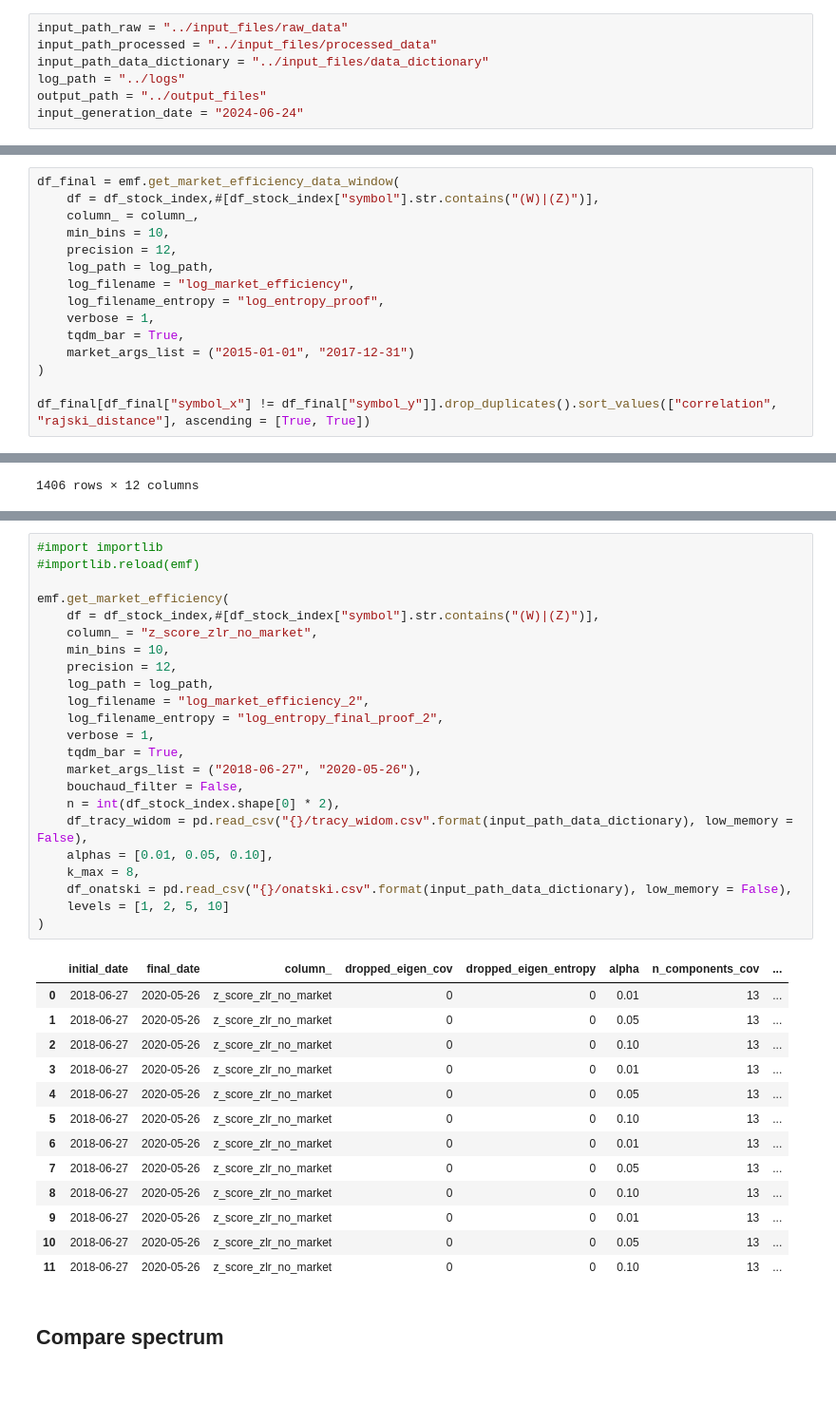
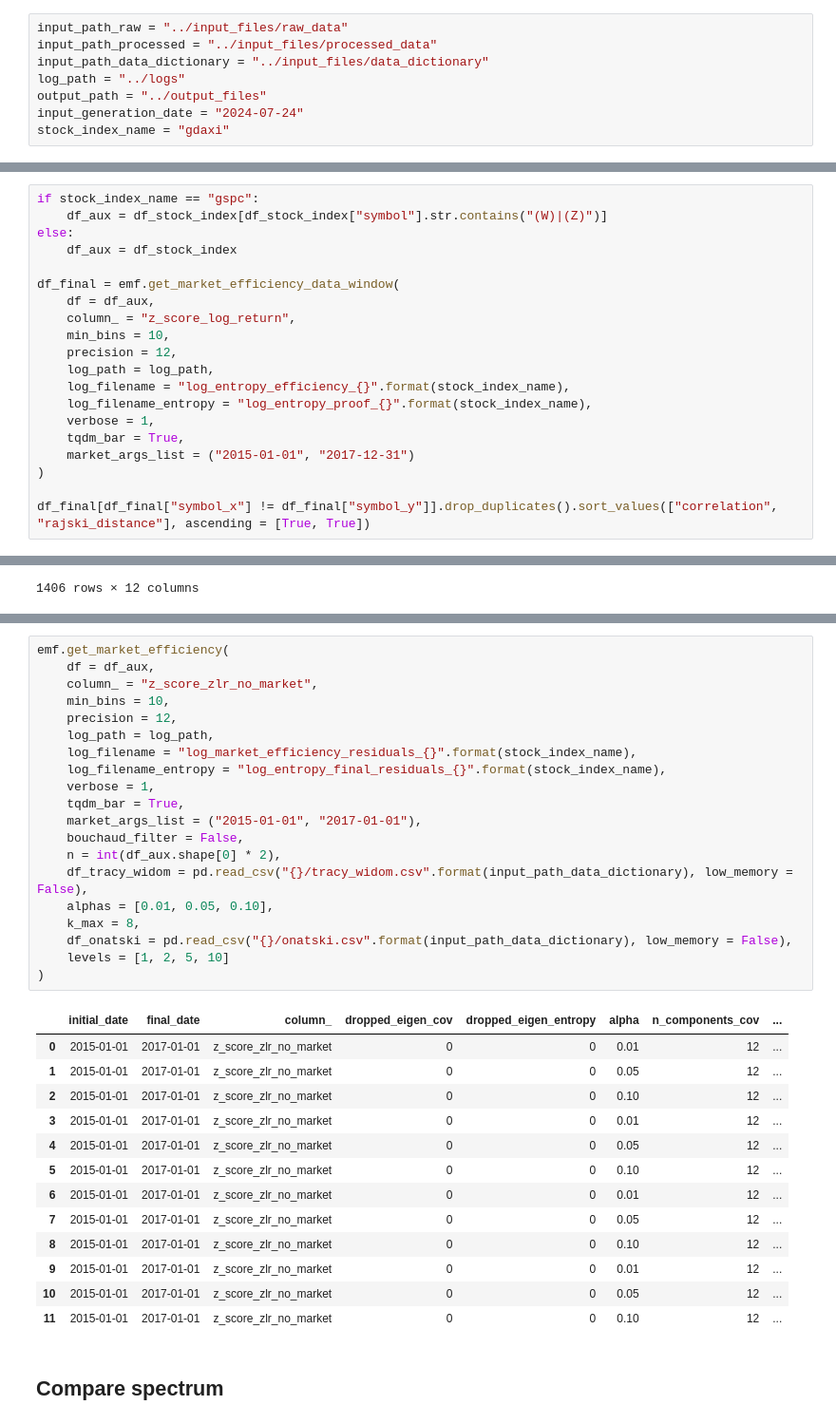
Before and after one commit to fsabrilb/Market_Efficiency, a Jupyter notebook: scripts/estimate_covariance_matrix_entropy.ipynb, the cells around one changed output, grey strips where cells are left out. Shown: that part at 95% size. Drawn from its saved outputs; the diff is of its cells as text; blank space fills up the shorter version.

```diff
--- a/scripts/estimate_covariance_matrix_entropy.ipynb
+++ b/scripts/estimate_covariance_matrix_entropy.ipynb
@@ -25,4 +25,5 @@ input_path_processed = "../input_files/processed_data"
 input_path_data_dictionary = "../input_files/data_dictionary"
 log_path = "../logs"
 output_path = "../output_files"
-input_generation_date = "2024-06-24"
+input_generation_date = "2024-07-24"
+stock_index_name = "gdaxi"
@@ -84,14 +83,19 @@ ee.estimate_entropy_matrix(
 # %% [markdown]
 ## Construct covariance matrix and compare with entropy matrix
 # %%
+if stock_index_name == "gspc":
+    df_aux = df_stock_index[df_stock_index["symbol"].str.contains("(W)|(Z)")]
+else:
+    df_aux = df_stock_index
+
 df_final = emf.get_market_efficiency_data_window(
-    df = df_stock_index,#[df_stock_index["symbol"].str.contains("(W)|(Z)")],
-    column_ = column_,
+    df = df_aux,
+    column_ = "z_score_log_return",
     min_bins = 10,
     precision = 12,
     log_path = log_path,
-    log_filename = "log_market_efficiency",
-    log_filename_entropy = "log_entropy_proof",
+    log_filename = "log_entropy_efficiency_{}".format(stock_index_name),
+    log_filename_entropy = "log_entropy_proof_{}".format(stock_index_name),
     verbose = 1,
     tqdm_bar = True,
     market_args_list = ("2015-01-01", "2017-12-31")
@@ -179,42 +180,39 @@ emf.get_market_efficiency(
 | 10 | 2015-01-01 | 2017-01-01 | z_score_log_return | 0 | 0 | 0.05 | 4 | ... |
 | 11 | 2015-01-01 | 2017-01-01 | z_score_log_return | 0 | 0 | 0.10 | 4 | ... |
 # %%
-#import importlib
-#importlib.reload(emf)
-
 emf.get_market_efficiency(
-    df = df_stock_index,#[df_stock_index["symbol"].str.contains("(W)|(Z)")],
+    df = df_aux,
     column_ = "z_score_zlr_no_market",
     min_bins = 10,
     precision = 12,
     log_path = log_path,
-    log_filename = "log_market_efficiency_2",
-    log_filename_entropy = "log_entropy_final_proof_2",
+    log_filename = "log_market_efficiency_residuals_{}".format(stock_index_name),
+    log_filename_entropy = "log_entropy_final_residuals_{}".format(stock_index_name),
     verbose = 1,
     tqdm_bar = True,
-    market_args_list = ("2018-06-27", "2020-05-26"),
+    market_args_list = ("2015-01-01", "2017-01-01"),
     bouchaud_filter = False,
-    n = int(df_stock_index.shape[0] * 2),
+    n = int(df_aux.shape[0] * 2),
     df_tracy_widom = pd.read_csv("{}/tracy_widom.csv".format(input_path_data_dictionary), low_memory = False),
     alphas = [0.01, 0.05, 0.10],
     k_max = 8,
     df_onatski = pd.read_csv("{}/onatski.csv".format(input_path_data_dictionary), low_memory = False),
     levels = [1, 2, 5, 10]
 )
 # %% [output]
 |  | initial_date | final_date | column_ | dropped_eigen_cov | dropped_eigen_entropy | alpha | n_components_cov | ... |
-| 0 | 2018-06-27 | 2020-05-26 | z_score_zlr_no_market | 0 | 0 | 0.01 | 13 | ... |
-| 1 | 2018-06-27 | 2020-05-26 | z_score_zlr_no_market | 0 | 0 | 0.05 | 13 | ... |
-| 2 | 2018-06-27 | 2020-05-26 | z_score_zlr_no_market | 0 | 0 | 0.10 | 13 | ... |
-| 3 | 2018-06-27 | 2020-05-26 | z_score_zlr_no_market | 0 | 0 | 0.01 | 13 | ... |
-| 4 | 2018-06-27 | 2020-05-26 | z_score_zlr_no_market | 0 | 0 | 0.05 | 13 | ... |
-| 5 | 2018-06-27 | 2020-05-26 | z_score_zlr_no_market | 0 | 0 | 0.10 | 13 | ... |
-| 6 | 2018-06-27 | 2020-05-26 | z_score_zlr_no_market | 0 | 0 | 0.01 | 13 | ... |
-| 7 | 2018-06-27 | 2020-05-26 | z_score_zlr_no_market | 0 | 0 | 0.05 | 13 | ... |
-| 8 | 2018-06-27 | 2020-05-26 | z_score_zlr_no_market | 0 | 0 | 0.10 | 13 | ... |
-| 9 | 2018-06-27 | 2020-05-26 | z_score_zlr_no_market | 0 | 0 | 0.01 | 13 | ... |
-| 10 | 2018-06-27 | 2020-05-26 | z_score_zlr_no_market | 0 | 0 | 0.05 | 13 | ... |
-| 11 | 2018-06-27 | 2020-05-26 | z_score_zlr_no_market | 0 | 0 | 0.10 | 13 | ... |
+| 0 | 2015-01-01 | 2017-01-01 | z_score_zlr_no_market | 0 | 0 | 0.01 | 12 | ... |
+| 1 | 2015-01-01 | 2017-01-01 | z_score_zlr_no_market | 0 | 0 | 0.05 | 12 | ... |
+| 2 | 2015-01-01 | 2017-01-01 | z_score_zlr_no_market | 0 | 0 | 0.10 | 12 | ... |
+| 3 | 2015-01-01 | 2017-01-01 | z_score_zlr_no_market | 0 | 0 | 0.01 | 12 | ... |
+| 4 | 2015-01-01 | 2017-01-01 | z_score_zlr_no_market | 0 | 0 | 0.05 | 12 | ... |
+| 5 | 2015-01-01 | 2017-01-01 | z_score_zlr_no_market | 0 | 0 | 0.10 | 12 | ... |
+| 6 | 2015-01-01 | 2017-01-01 | z_score_zlr_no_market | 0 | 0 | 0.01 | 12 | ... |
+| 7 | 2015-01-01 | 2017-01-01 | z_score_zlr_no_market | 0 | 0 | 0.05 | 12 | ... |
+| 8 | 2015-01-01 | 2017-01-01 | z_score_zlr_no_market | 0 | 0 | 0.10 | 12 | ... |
+| 9 | 2015-01-01 | 2017-01-01 | z_score_zlr_no_market | 0 | 0 | 0.01 | 12 | ... |
+| 10 | 2015-01-01 | 2017-01-01 | z_score_zlr_no_market | 0 | 0 | 0.05 | 12 | ... |
+| 11 | 2015-01-01 | 2017-01-01 | z_score_zlr_no_market | 0 | 0 | 0.10 | 12 | ... |
 # %% [markdown]
 ## Compare spectrum
 # %%
```
Also changed, not shown: parts of 19 cells of this notebook, 3 other files.
